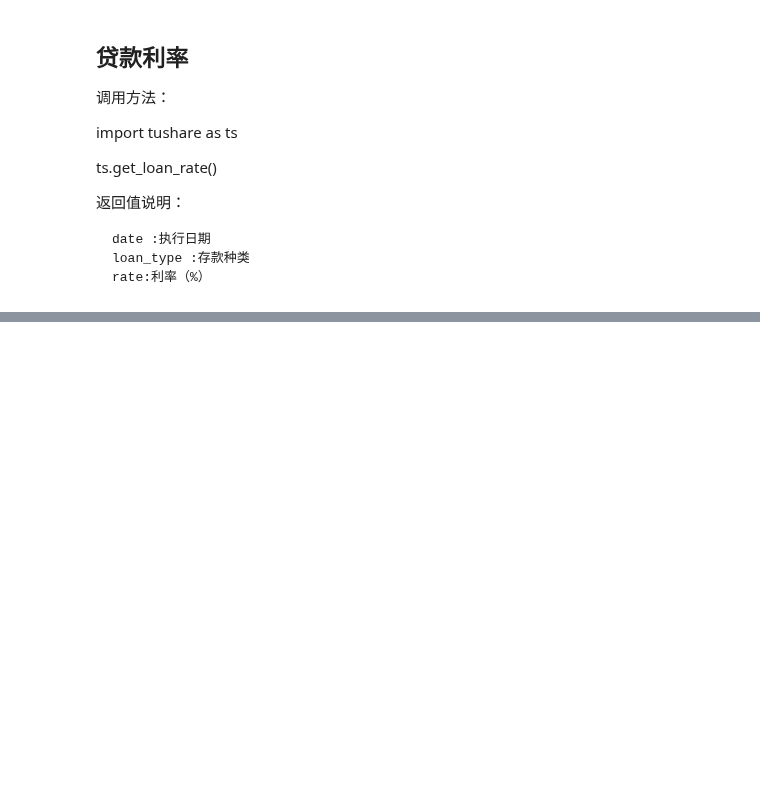
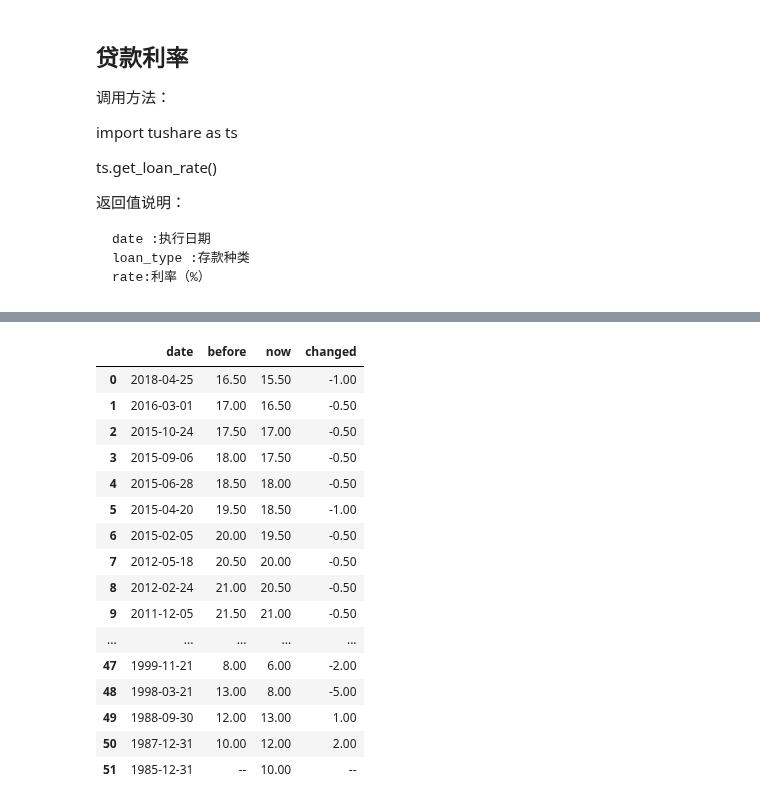
Before and after one commit to databooks/databook, a Jupyter notebook: finabook/A1-宏观经济.ipynb, the cells around one changed output, grey strips where cells are left out. Drawn from its saved outputs; the diff is of its cells as text; code cells hidden in the pictures; blank space fills up the shorter version.

```diff
--- a/finabook/A1-宏观经济.ipynb
+++ b/finabook/A1-宏观经济.ipynb
@@ -40,0 +100,22 @@ ts.get_loan_rate()
+# %%
+import tushare as ts
+
+ts.get_rrr()
+# %% [output]
+|  | date | before | now | changed |
+| 0 | 2018-04-25 | 16.50 | 15.50 | -1.00 |
+| 1 | 2016-03-01 | 17.00 | 16.50 | -0.50 |
+| 2 | 2015-10-24 | 17.50 | 17.00 | -0.50 |
+| 3 | 2015-09-06 | 18.00 | 17.50 | -0.50 |
+| 4 | 2015-06-28 | 18.50 | 18.00 | -0.50 |
+| 5 | 2015-04-20 | 19.50 | 18.50 | -1.00 |
+| 6 | 2015-02-05 | 20.00 | 19.50 | -0.50 |
+| 7 | 2012-05-18 | 20.50 | 20.00 | -0.50 |
+| 8 | 2012-02-24 | 21.00 | 20.50 | -0.50 |
+| 9 | 2011-12-05 | 21.50 | 21.00 | -0.50 |
+| ... | ... | ... | ... | ... |
+| 47 | 1999-11-21 | 8.00 | 6.00 | -2.00 |
+| 48 | 1998-03-21 | 13.00 | 8.00 | -5.00 |
+| 49 | 1988-09-30 | 12.00 | 13.00 | 1.00 |
+| 50 | 1987-12-31 | 10.00 | 12.00 | 2.00 |
+| 51 | 1985-12-31 | -- | 10.00 | -- |
```
Also changed, not shown: parts of 21 cells of this notebook, 5 other files.
